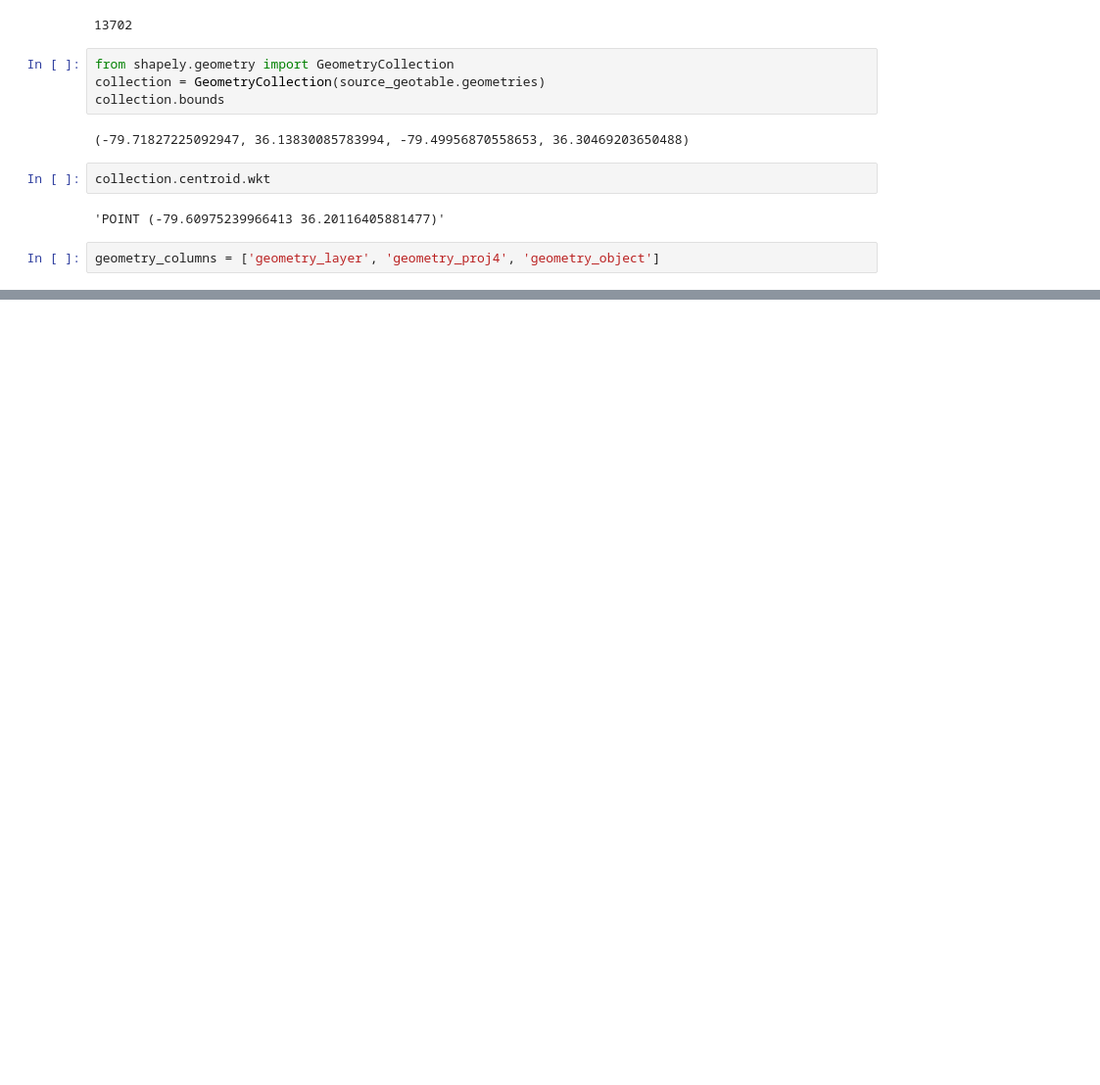
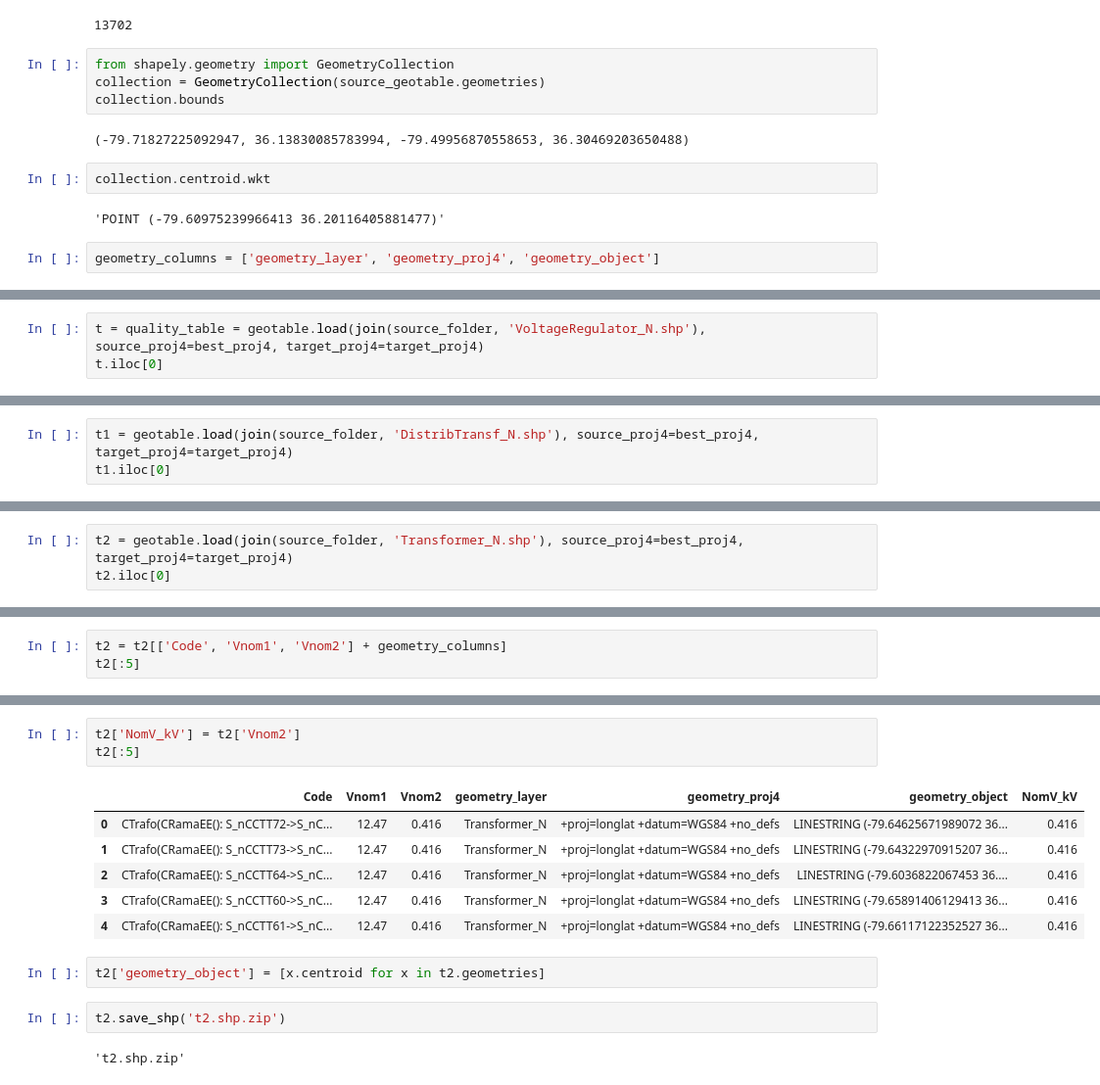
Before and after one commit to AmericanPublicPowerAssociation/asset-tracker-client, a Jupyter notebook: experiments/dataset/Import Example Dataset 20181222.ipynb, the cells around one changed output, grey strips where cells are left out. Shown at 98% size. Saved outputs shown, nothing was run; the diff lists cells and outputs as text; blank space fills up the shorter version.

```diff
--- a/experiments/dataset/Import Example Dataset 20181222.ipynb
+++ b/experiments/dataset/Import Example Dataset 20181222.ipynb
@@ -106,0 +216,3 @@ source_geotable[['Code', 'NomV', 'Phases'] + geometry_columns].to_geojson('x.geo
+# %%
+t = quality_table = geotable.load(join(source_folder, 'VoltageRegulator_N.shp'), source_proj4=best_proj4, target_proj4=target_proj4)
+t.iloc[0]
@@ -106,0 +241,3 @@ source_geotable[['Code', 'NomV', 'Phases'] + geometry_columns].to_geojson('x.geo
+# %%
+t1 = geotable.load(join(source_folder, 'DistribTransf_N.shp'), source_proj4=best_proj4, target_proj4=target_proj4)
+t1.iloc[0]
@@ -106,0 +302,3 @@ source_geotable[['Code', 'NomV', 'Phases'] + geometry_columns].to_geojson('x.geo
+# %%
+t2 = geotable.load(join(source_folder, 'Transformer_N.shp'), source_proj4=best_proj4, target_proj4=target_proj4)
+t2.iloc[0]
@@ -106,0 +333,3 @@ source_geotable[['Code', 'NomV', 'Phases'] + geometry_columns].to_geojson('x.geo
+# %%
+t2 = t2[['Code', 'Vnom1', 'Vnom2'] + geometry_columns]
+t2[:5]
@@ -106,0 +343,16 @@ source_geotable[['Code', 'NomV', 'Phases'] + geometry_columns].to_geojson('x.geo
+# %%
+t2['NomV_kV'] = t2['Vnom2']
+t2[:5]
+# %% [output]
+|  | Code | Vnom1 | Vnom2 | geometry_layer | geometry_proj4 | geometry_object | NomV_kV |
+| 0 | CTrafo(CRamaEE(): S_nCCTT72->S_nC... | 12.47 | 0.416 | Transformer_N | +proj=longlat +datum=WGS84 +no_defs | LINESTRING (-79.64625671989072 36... | 0.416 |
+| 1 | CTrafo(CRamaEE(): S_nCCTT73->S_nC... | 12.47 | 0.416 | Transformer_N | +proj=longlat +datum=WGS84 +no_defs | LINESTRING (-79.64322970915207 36... | 0.416 |
+| 2 | CTrafo(CRamaEE(): S_nCCTT64->S_nC... | 12.47 | 0.416 | Transformer_N | +proj=longlat +datum=WGS84 +no_defs | LINESTRING (-79.6036822067453 36.... | 0.416 |
+| 3 | CTrafo(CRamaEE(): S_nCCTT60->S_nC... | 12.47 | 0.416 | Transformer_N | +proj=longlat +datum=WGS84 +no_defs | LINESTRING (-79.65891406129413 36... | 0.416 |
+| 4 | CTrafo(CRamaEE(): S_nCCTT61->S_nC... | 12.47 | 0.416 | Transformer_N | +proj=longlat +datum=WGS84 +no_defs | LINESTRING (-79.66117122352527 36... | 0.416 |
+# %%
+t2['geometry_object'] = [x.centroid for x in t2.geometries]
+# %%
+t2.save_shp('t2.shp.zip')
+# %% [output]
+'t2.shp.zip'
```
Also changed, not shown: parts of 43 cells of this notebook, 11 other files.
